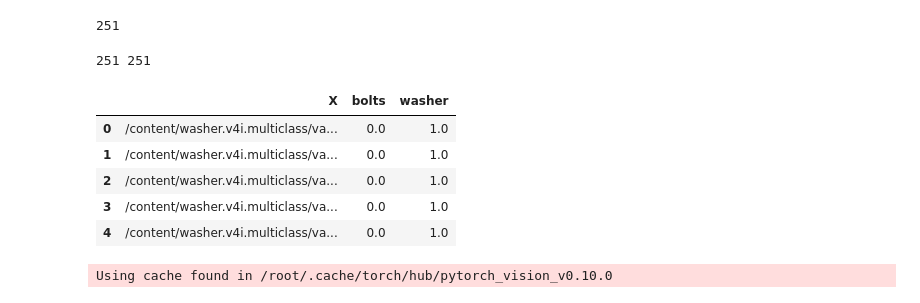
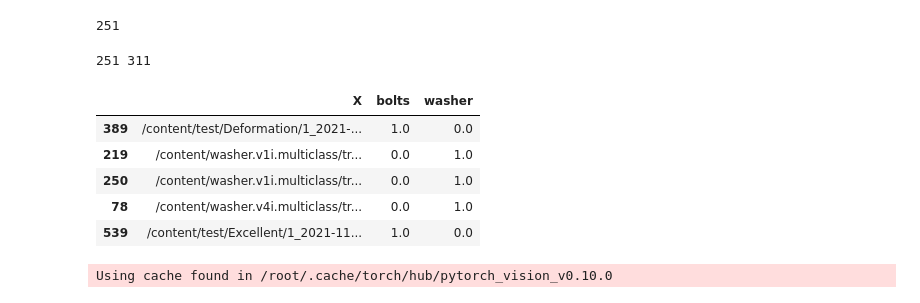
Before and after one commit to Gokul0Krishna/pytorchpractice, a Jupyter notebook: 2nd_attempt_ipynb.ipynb, the cells around one changed output. Saved outputs shown, nothing was run; the diff lists cells and outputs as text; code cells hidden in the pictures.

```diff
--- a/2nd_attempt_ipynb.ipynb
+++ b/2nd_attempt_ipynb.ipynb
@@ -47,8 +34,6 @@ len(images)
 a=0
 for i in os.listdir("/content/test"):
   for j in os.listdir("/content/test/"+i):
-      if a>250:
-          break
       images.append("/content/test/"+i+"/"+j)
       lables.append("bolts")
       a+=1
@@ -56,21 +41,21 @@ for i in os.listdir("/content/test"):
 a=sum(1 for i in lables if i=="bolts")
 print(len(lables)-a,a)
 # %% [output]
-251 251
+251 311
 # %%
 import pandas as pd
 df=pd.DataFrame({'X':images,'Y':lables})
 df=pd.get_dummies(df,columns=['Y'],dtype=float)
 df.columns = df.columns.str.replace("Y_", "")
-# df=df.sample(frac=1)
+df=df.sample(frac=1)
 df.head()
 # %% [output]
 |  | X | bolts | washer |
-| 0 | /content/washer.v4i.multiclass/va... | 0.0 | 1.0 |
-| 1 | /content/washer.v4i.multiclass/va... | 0.0 | 1.0 |
-| 2 | /content/washer.v4i.multiclass/va... | 0.0 | 1.0 |
-| 3 | /content/washer.v4i.multiclass/va... | 0.0 | 1.0 |
-| 4 | /content/washer.v4i.multiclass/va... | 0.0 | 1.0 |
+| 389 | /content/test/Deformation/1_2021-... | 1.0 | 0.0 |
+| 219 | /content/washer.v1i.multiclass/tr... | 0.0 | 1.0 |
+| 250 | /content/washer.v1i.multiclass/tr... | 0.0 | 1.0 |
+| 78 | /content/washer.v4i.multiclass/tr... | 0.0 | 1.0 |
+| 539 | /content/test/Excellent/1_2021-11... | 1.0 | 0.0 |
 # %%
 l=["bolts","washer"]
 from sklearn.model_selection import train_test_split
```
Also changed, not shown: parts of 7 cells of this notebook.
